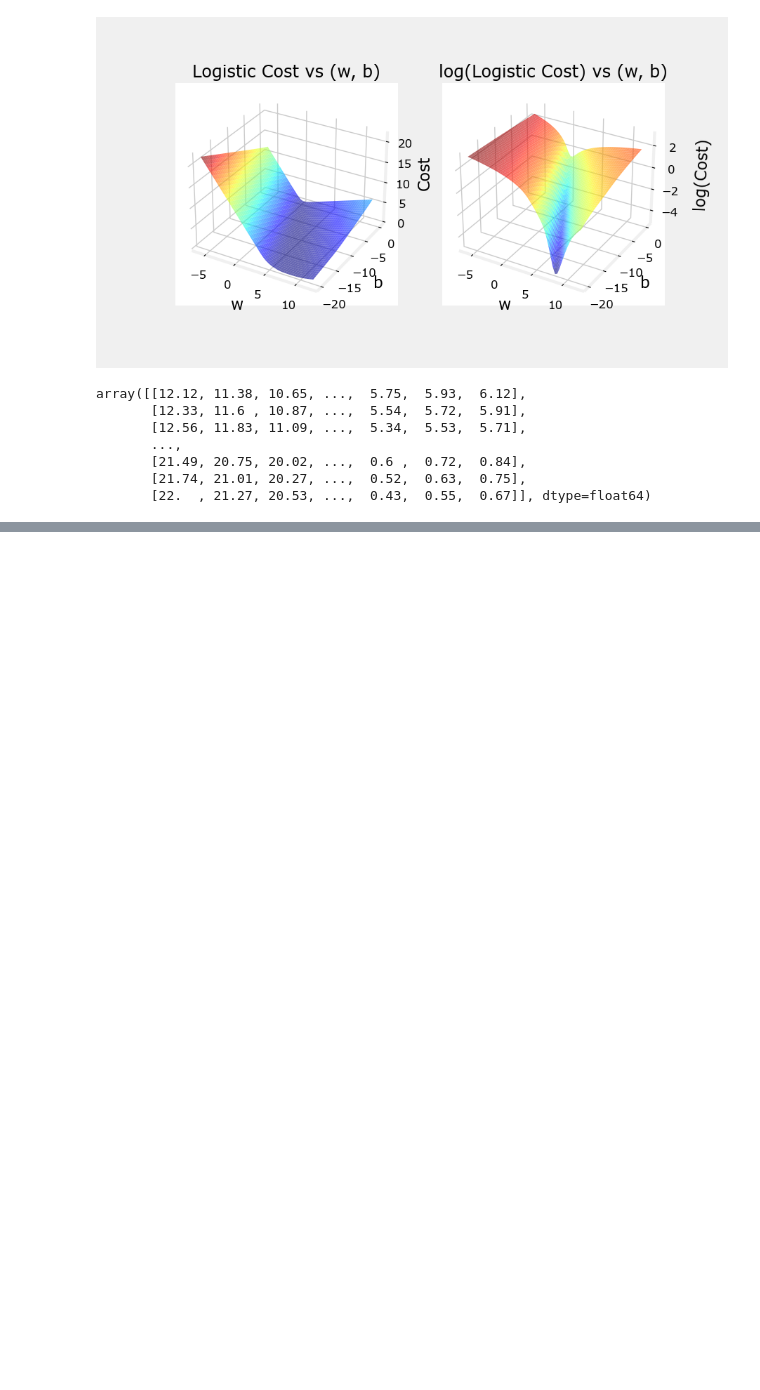
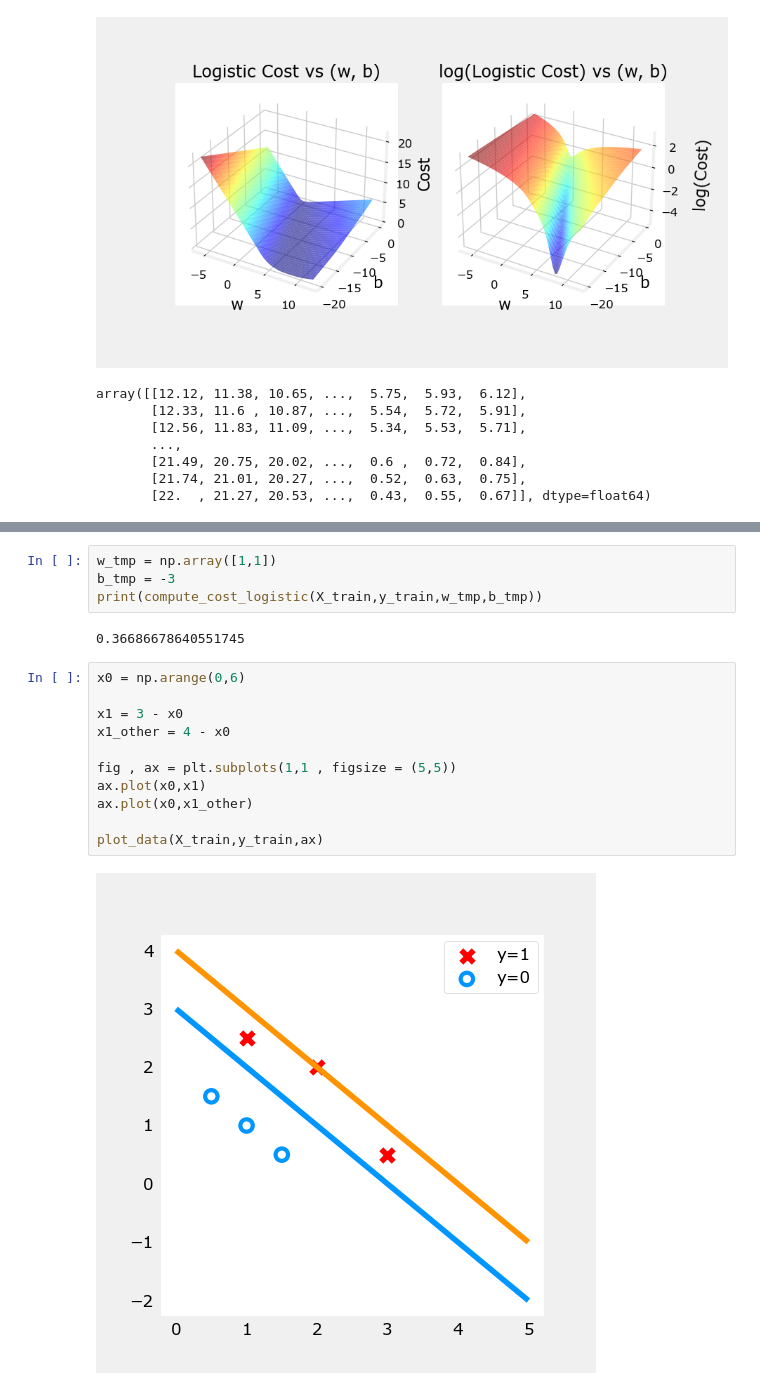
Before and after one commit to Sreesanth-e/ML, a Jupyter notebook: C1/Week_3_Costfunction_logistic.ipynb, the cells around one changed output, grey strips where cells are left out. Cells and saved outputs as stored; diff of their text form; blank space fills up the shorter version.

```diff
--- a/C1/Week_3_Costfunction_logistic.ipynb
+++ b/C1/Week_3_Costfunction_logistic.ipynb
@@ -42,0 +67,19 @@ array([[12.12, 11.38, 10.65, ...,  5.75,  5.93,  6.12],
+# %%
+w_tmp = np.array([1,1])
+b_tmp = -3
+print(compute_cost_logistic(X_train,y_train,w_tmp,b_tmp))
+# %% [output]
+0.36686678640551745
+# %%
+x0 = np.arange(0,6)
+
+x1 = 3 - x0
+x1_other = 4 - x0
+
+fig , ax = plt.subplots(1,1 , figsize = (5,5))
+ax.plot(x0,x1)
+ax.plot(x0,x1_other)
+
+plot_data(X_train,y_train,ax)
+# %% [output]
+[figure, added]
```
Also changed, not shown: parts of 5 cells of this notebook, 2 other files.
